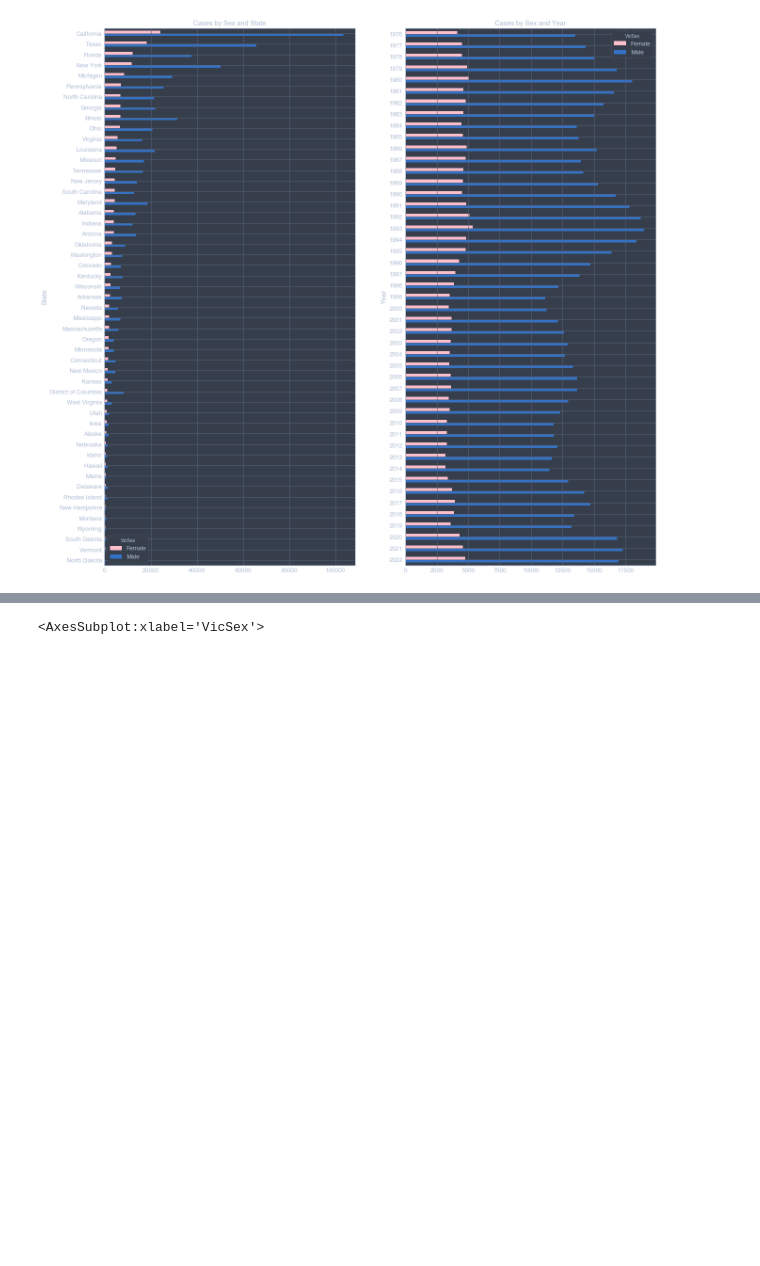
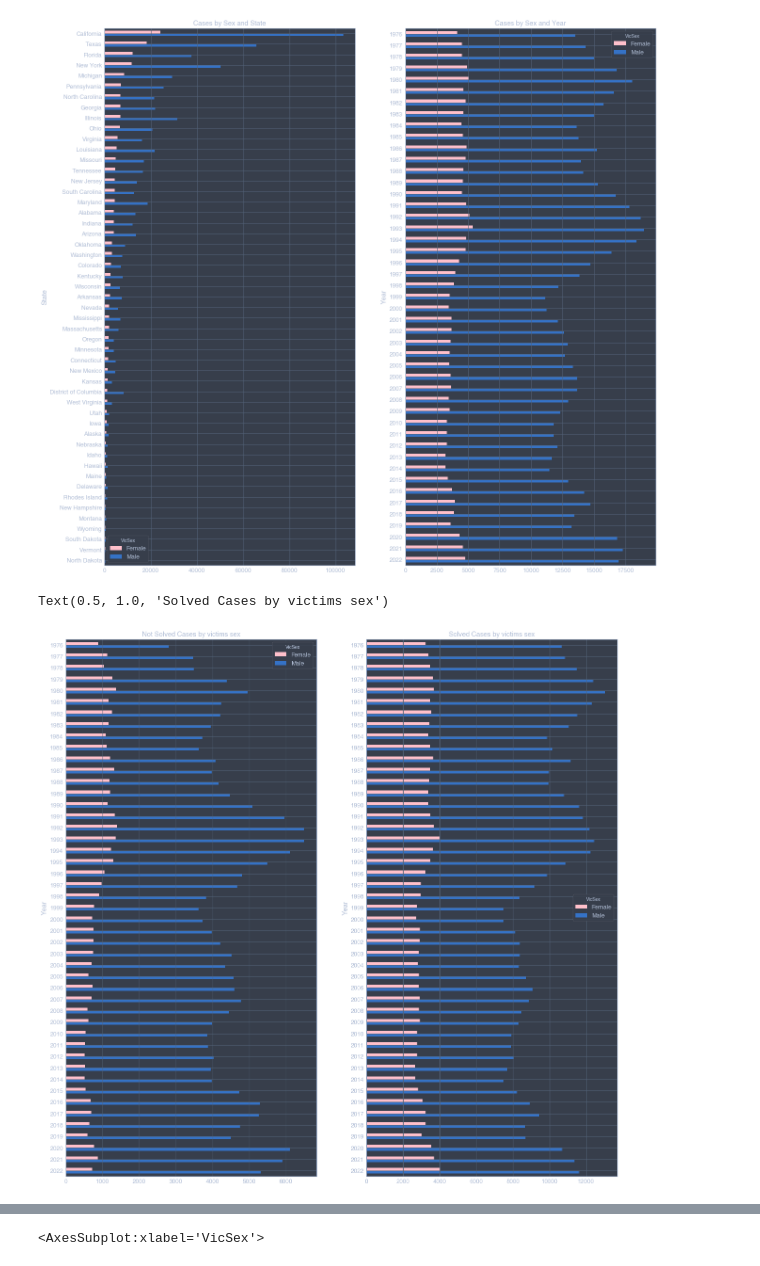
Before and after one commit to fadeeva/weird_projects, a Jupyter notebook: Serial_Killers/Data_from_MAP.ipynb, the cells around one changed output, grey strips where cells are left out. Cells and saved outputs as stored; diff of their text form; code cells hidden in the pictures; blank space fills up the shorter version.

```diff
--- a/Serial_Killers/Data_from_MAP.ipynb
+++ b/Serial_Killers/Data_from_MAP.ipynb
@@ -163,6 +163,30 @@ ax[1].set_title('Cases by Sex and Year')
 # %% [output]
 Text(0.5, 1.0, 'Cases by Sex and Year')
 [figure]
+# %%
+not_solved_cases_by_sex_year = map_data[map_data['Solved']=='No'].groupby(['Year', 'VicSex']).count()['CNTYFIPS'].to_frame()
+not_solved_cases_by_sex_year = pd.pivot_table(not_solved_cases_by_sex_year, index='Year', columns='VicSex', values='CNTYFIPS')
+not_solved_cases_by_sex_year.drop('Unknown', axis=1, inplace=True)
+
+not_solved_cases_by_sex_year['Female'] = not_solved_cases_by_sex_year['Female'].astype(int)
+not_solved_cases_by_sex_year['Male'] = not_solved_cases_by_sex_year['Male'].astype(int)
+
+solved_cases_by_sex_year = map_data[map_data['Solved']=='Yes'].groupby(['Year', 'VicSex']).count()['CNTYFIPS'].to_frame()
+solved_cases_by_sex_year = pd.pivot_table(solved_cases_by_sex_year, index='Year', columns='VicSex', values='CNTYFIPS')
+solved_cases_by_sex_year.drop('Unknown', axis=1, inplace=True)
+
+solved_cases_by_sex_year['Female'] = solved_cases_by_sex_year['Female'].astype(int)
+solved_cases_by_sex_year['Male'] = solved_cases_by_sex_year['Male'].astype(int)
+# %%
+fig, ax = plt.subplots(1, 2, figsize=(21, 21))
+colors = ['pink', 'b']
+not_solved_cases_by_sex_year.plot(kind='barh', color=colors, ax=ax[0]).invert_yaxis()
+solved_cases_by_sex_year.plot(kind='barh', color=colors, ax=ax[1]).invert_yaxis()
+ax[0].set_title('Not Solved Cases by victims sex')
+ax[1].set_title('Solved Cases by victims sex')
+# %% [output]
+Text(0.5, 1.0, 'Solved Cases by victims sex')
+[figure, added]
 # %%
 map_data[map_data['Solved']=='No'].groupby('VicSex').count()
 # %% [output]
```
Also changed, not shown: parts of 9 cells of this notebook.
